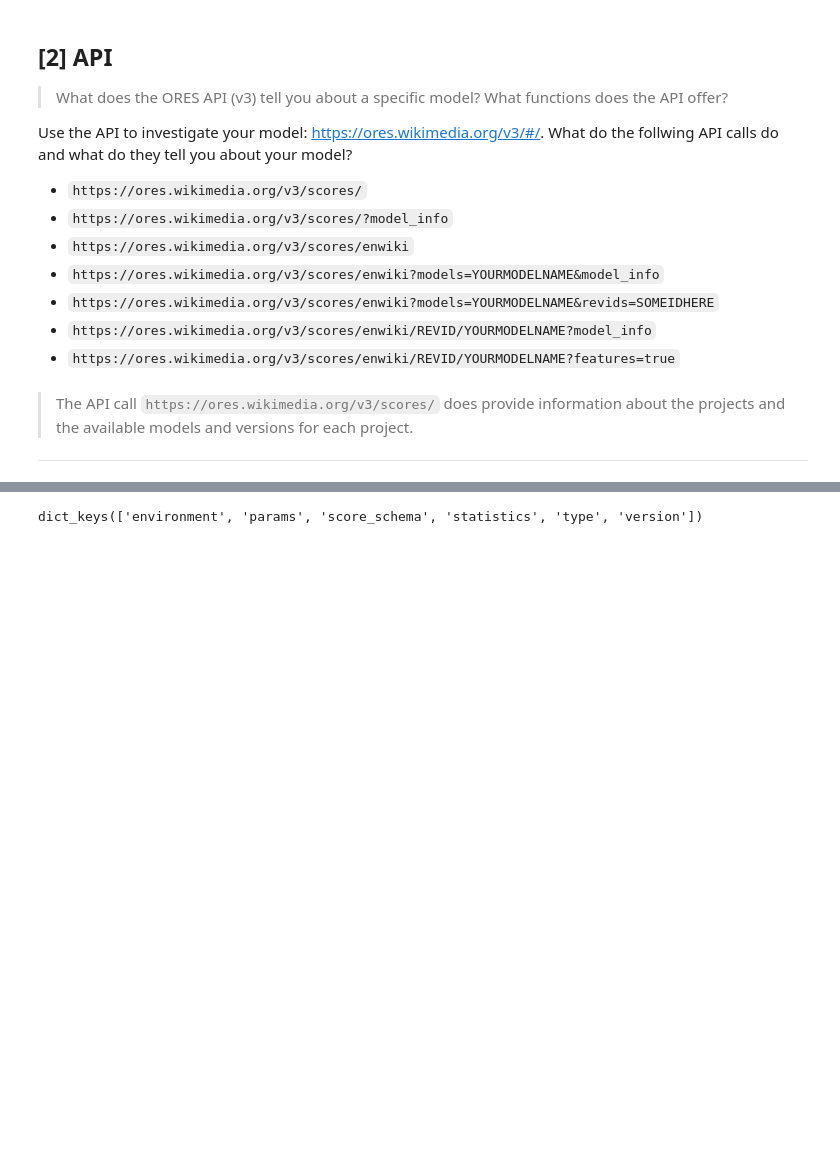
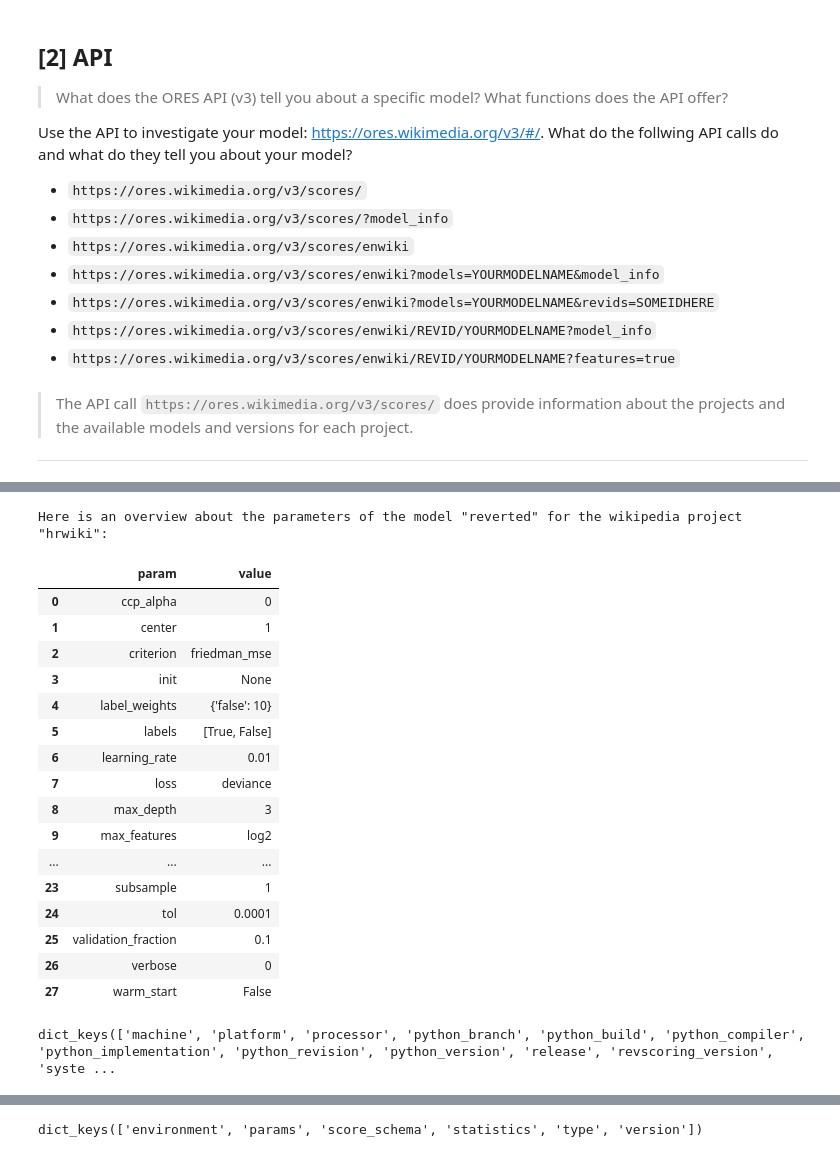
Before and after one commit to FUB-HCC/hcds-winter-2020, a Jupyter notebook: assignments/A4_Transparency/albe/A4_Transparency.ipynb, the cells around one changed output, grey strips where cells are left out. Saved outputs shown, nothing was run; the diff lists cells and outputs as text; code cells hidden in the pictures; blank space fills up the shorter version.

```diff
--- a/assignments/A4_Transparency/albe/A4_Transparency.ipynb
+++ b/assignments/A4_Transparency/albe/A4_Transparency.ipynb
@@ -162,0 +224,34 @@ v3_stats_df
+# %%
+params_dict = {'param': [],'value':[]}
+v3_params_df = pd.DataFrame(params_dict, columns = ['param','value' ])
+
+for param in v3_scores_model_info[project]['models'][model]['params'].keys():
+    v3_params_df = v3_params_df.append({ 'param': param,
+                                        'value': v3_scores_model_info[project]['models'][model]['params'][param]},
+                                         ignore_index=True)
+# %%
+print('Here is an overview about the parameters of the model \"reverted\" for the wikipedia project \"hrwiki\":')
+v3_params_df
+# %% [output]
+Here is an overview about the parameters of the model "reverted" for the wikipedia project "hrwiki":
+|  | param | value |
+| 0 | ccp_alpha | 0 |
+| 1 | center | 1 |
+| 2 | criterion | friedman_mse |
+| 3 | init | None |
+| 4 | label_weights | {'false': 10} |
+| 5 | labels | [True, False] |
+| 6 | learning_rate | 0.01 |
+| 7 | loss | deviance |
+| 8 | max_depth | 3 |
+| 9 | max_features | log2 |
+| ... | ... | ... |
+| 23 | subsample | 1 |
+| 24 | tol | 0.0001 |
+| 25 | validation_fraction | 0.1 |
+| 26 | verbose | 0 |
+| 27 | warm_start | False |
+# %%
+v3_scores_model_info[project]['models'][model]['environment'].keys()
+# %% [output]
+dict_keys(['machine', 'platform', 'processor', 'python_branch', 'python_build', 'python_compiler', 'python_implementation', 'python_revision', 'python_version', 'release', 'revscoring_version', 'syste ...
```
Also changed, not shown: parts of 80 cells of this notebook.
